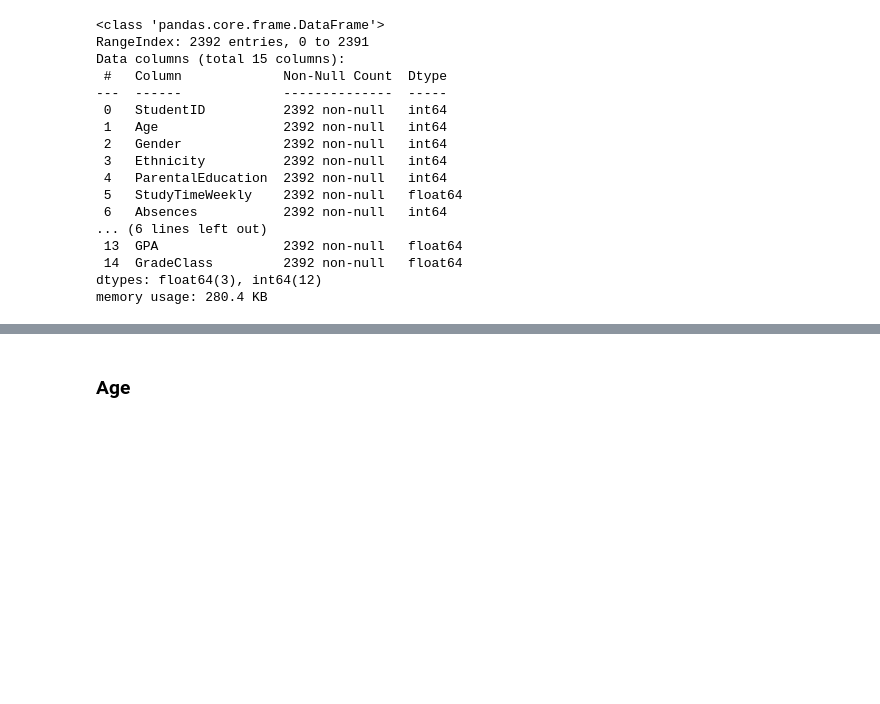
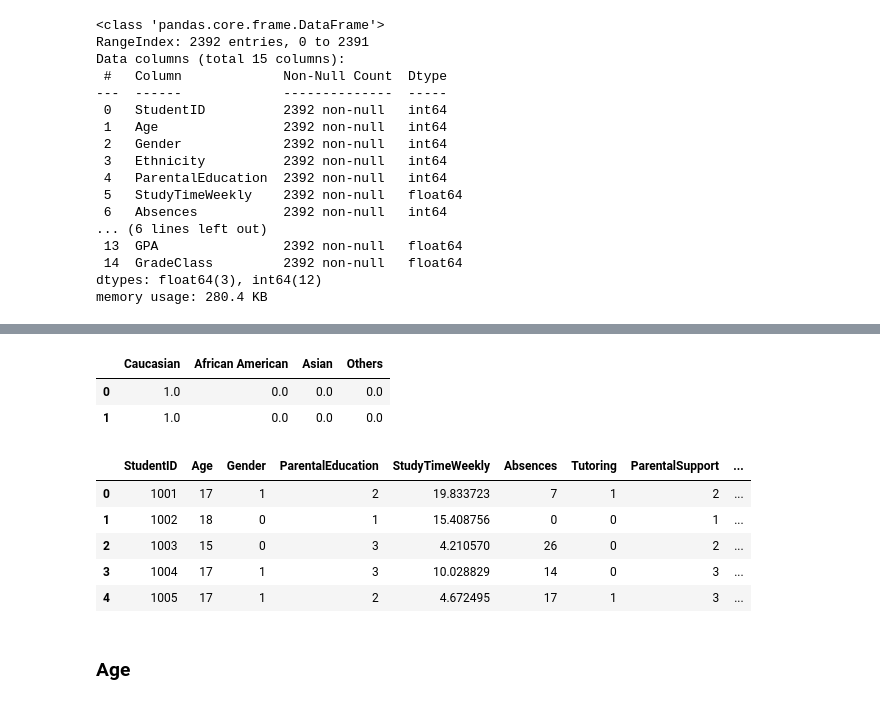
Before and after one commit to sidiquegithub/STUDENTS-PERFORMANCE, a Jupyter notebook: CODE/Untitled.ipynb, the cells around one changed output, grey strips where cells are left out. Cells and saved outputs as stored; diff of their text form; code cells hidden in the pictures; blank space fills up the shorter version.

```diff
--- a/CODE/Untitled.ipynb
+++ b/CODE/Untitled.ipynb
@@ -122,3 +179,33 @@ memory usage: 280.4 KB
+# %%
+# Rename Columns
+# Ethnicity_0 : Caucasian
+# Ethnicity_1 : African American
+# Ethnicity_2 : Asian
+# Ethnicity_3 : Other
+
+one_hot_df.rename(columns={'Ethnicity_0': 'Caucasian', 'Ethnicity_1': 'African American', 'Ethnicity_2':'Asian', 'Ethnicity_3':'Others'  }, inplace=True)
+one_hot_df.head(2)
+# %% [output]
+|  | Caucasian | African American | Asian | Others |
+| 0 | 1.0 | 0.0 | 0.0 | 0.0 |
+| 1 | 1.0 | 0.0 | 0.0 | 0.0 |
+# %%
+# Form a new dataframe
+
+# Drop "Ethnicity" column from data
+data_2 = data.drop('Ethnicity', axis=1)
+
+# Add one hot encoded dataframe to above data_2 DataFrame
+new_data = pd.concat([data_2, one_hot_df], axis=1)
+
+new_data.head()
+# %% [output]
+|  | StudentID | Age | Gender | ParentalEducation | StudyTimeWeekly | Absences | Tutoring | ParentalSupport | ... |
+| 0 | 1001 | 17 | 1 | 2 | 19.833723 | 7 | 1 | 2 | ... |
+| 1 | 1002 | 18 | 0 | 1 | 15.408756 | 0 | 0 | 1 | ... |
+| 2 | 1003 | 15 | 0 | 3 | 4.210570 | 26 | 0 | 2 | ... |
+| 3 | 1004 | 17 | 1 | 3 | 10.028829 | 14 | 0 | 3 | ... |
+| 4 | 1005 | 17 | 1 | 2 | 4.672495 | 17 | 1 | 3 | ... |
 # %% [markdown]
 ### Age
 # %%
```
Also changed, not shown: parts of 21 cells of this notebook.
